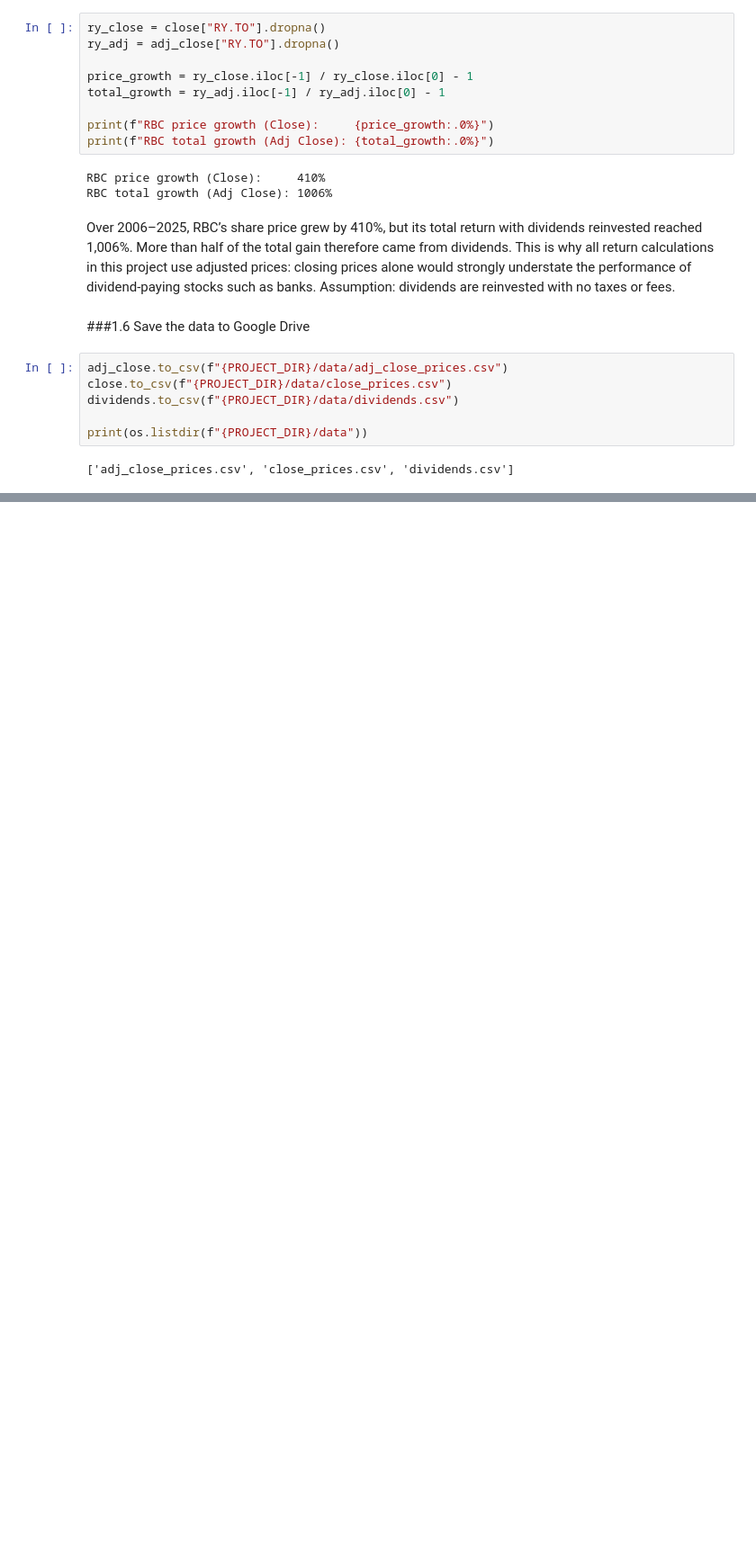
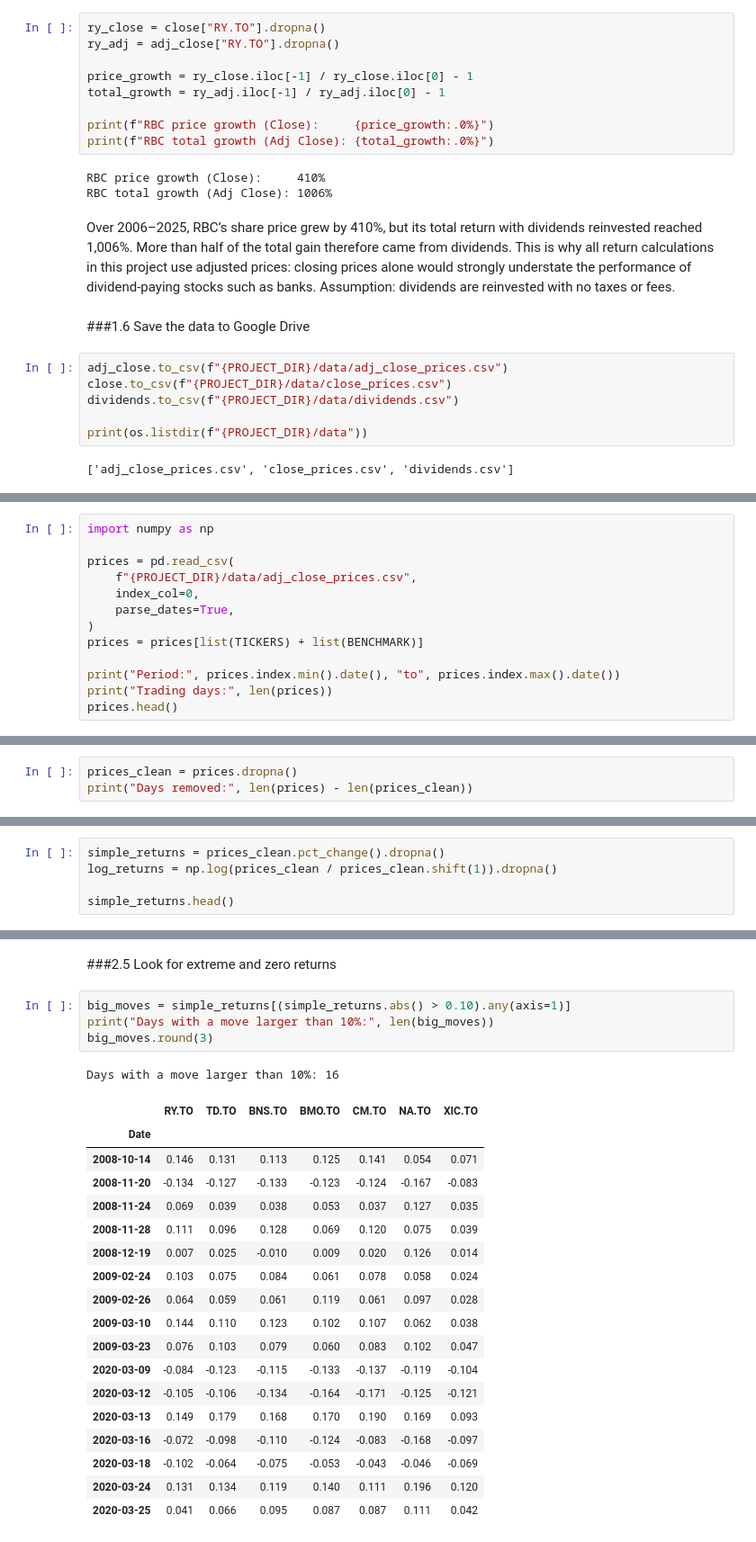
Before and after one commit to quentin-garcia-3b1724235/canadian-banks-portfolio-analysis, a Jupyter notebook: notebooks/canadian_banks_analysis.ipynb, the cells around one changed output, grey strips where cells are left out. Shown at 90% size. Drawn from its saved outputs; the diff is of its cells as text; blank space fills up the shorter version.

```diff
--- a/notebooks/canadian_banks_analysis.ipynb
+++ b/notebooks/canadian_banks_analysis.ipynb
@@ -140,0 +147,13 @@ print(os.listdir(f"{PROJECT_DIR}/data"))
+# %%
+import numpy as np
+
+prices = pd.read_csv(
+    f"{PROJECT_DIR}/data/adj_close_prices.csv",
+    index_col=0,
+    parse_dates=True,
+)
+prices = prices[list(TICKERS) + list(BENCHMARK)]
+
+print("Period:", prices.index.min().date(), "to", prices.index.max().date())
+print("Trading days:", len(prices))
+prices.head()
@@ -140,0 +193,3 @@ print(os.listdir(f"{PROJECT_DIR}/data"))
+# %%
+prices_clean = prices.dropna()
+print("Days removed:", len(prices) - len(prices_clean))
@@ -140,0 +200,5 @@ print(os.listdir(f"{PROJECT_DIR}/data"))
+# %%
+simple_returns = prices_clean.pct_change().dropna()
+log_returns = np.log(prices_clean / prices_clean.shift(1)).dropna()
+
+simple_returns.head()
@@ -140,0 +235,26 @@ print(os.listdir(f"{PROJECT_DIR}/data"))
+# %% [markdown]
+###2.5 Look for extreme and zero returns
+# %%
+big_moves = simple_returns[(simple_returns.abs() > 0.10).any(axis=1)]
+print("Days with a move larger than 10%:", len(big_moves))
+big_moves.round(3)
+# %% [output]
+Days with a move larger than 10%: 16
+|  | RY.TO | TD.TO | BNS.TO | BMO.TO | CM.TO | NA.TO | XIC.TO |
+| Date |  |  |  |  |  |  |  |
+| 2008-10-14 | 0.146 | 0.131 | 0.113 | 0.125 | 0.141 | 0.054 | 0.071 |
+| 2008-11-20 | -0.134 | -0.127 | -0.133 | -0.123 | -0.124 | -0.167 | -0.083 |
+| 2008-11-24 | 0.069 | 0.039 | 0.038 | 0.053 | 0.037 | 0.127 | 0.035 |
+| 2008-11-28 | 0.111 | 0.096 | 0.128 | 0.069 | 0.120 | 0.075 | 0.039 |
+| 2008-12-19 | 0.007 | 0.025 | -0.010 | 0.009 | 0.020 | 0.126 | 0.014 |
+| 2009-02-24 | 0.103 | 0.075 | 0.084 | 0.061 | 0.078 | 0.058 | 0.024 |
+| 2009-02-26 | 0.064 | 0.059 | 0.061 | 0.119 | 0.061 | 0.097 | 0.028 |
+| 2009-03-10 | 0.144 | 0.110 | 0.123 | 0.102 | 0.107 | 0.062 | 0.038 |
+| 2009-03-23 | 0.076 | 0.103 | 0.079 | 0.060 | 0.083 | 0.102 | 0.047 |
+| 2020-03-09 | -0.084 | -0.123 | -0.115 | -0.133 | -0.137 | -0.119 | -0.104 |
+| 2020-03-12 | -0.105 | -0.106 | -0.134 | -0.164 | -0.171 | -0.125 | -0.121 |
+| 2020-03-13 | 0.149 | 0.179 | 0.168 | 0.170 | 0.190 | 0.169 | 0.093 |
+| 2020-03-16 | -0.072 | -0.098 | -0.110 | -0.124 | -0.083 | -0.168 | -0.097 |
+| 2020-03-18 | -0.102 | -0.064 | -0.075 | -0.053 | -0.043 | -0.046 | -0.069 |
+| 2020-03-24 | 0.131 | 0.134 | 0.119 | 0.140 | 0.111 | 0.196 | 0.120 |
+| 2020-03-25 | 0.041 | 0.066 | 0.095 | 0.087 | 0.087 | 0.111 | 0.042 |
```
Also changed, not shown: parts of 18 cells of this notebook.
